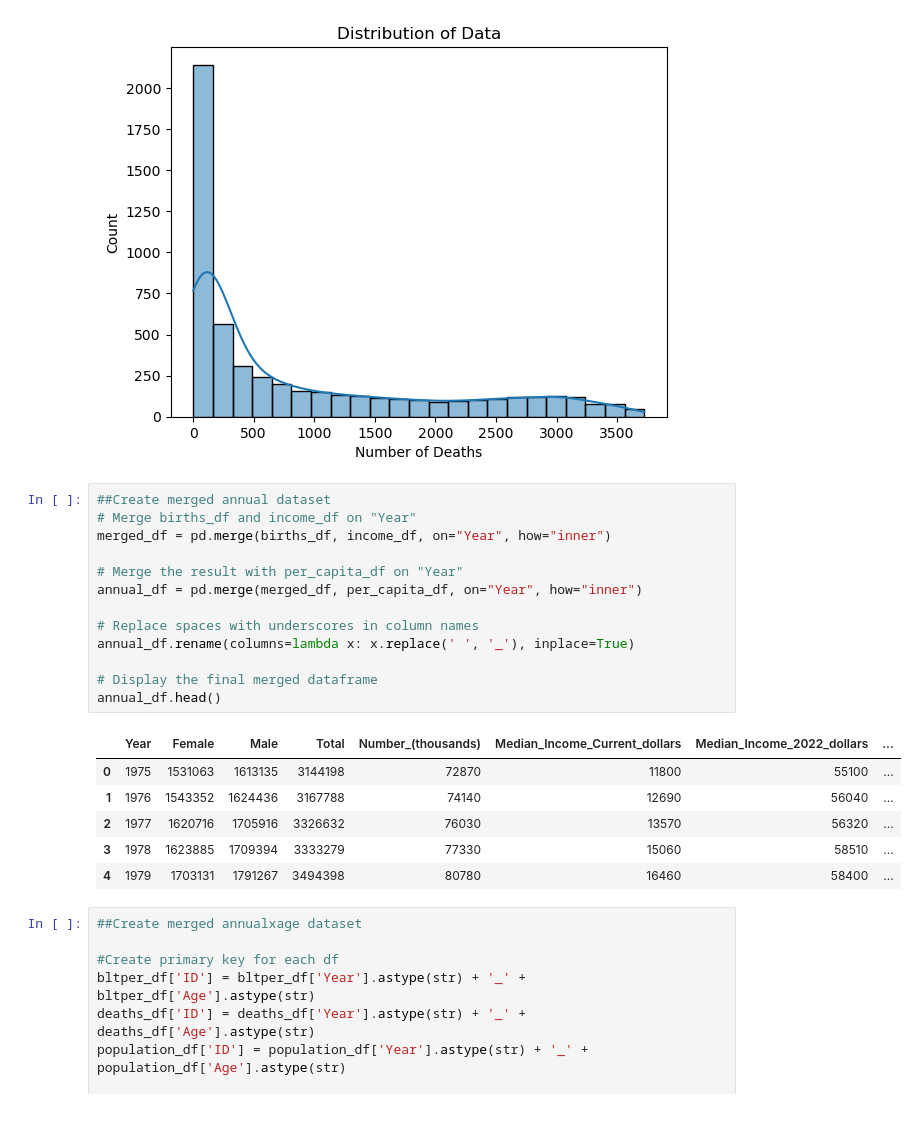
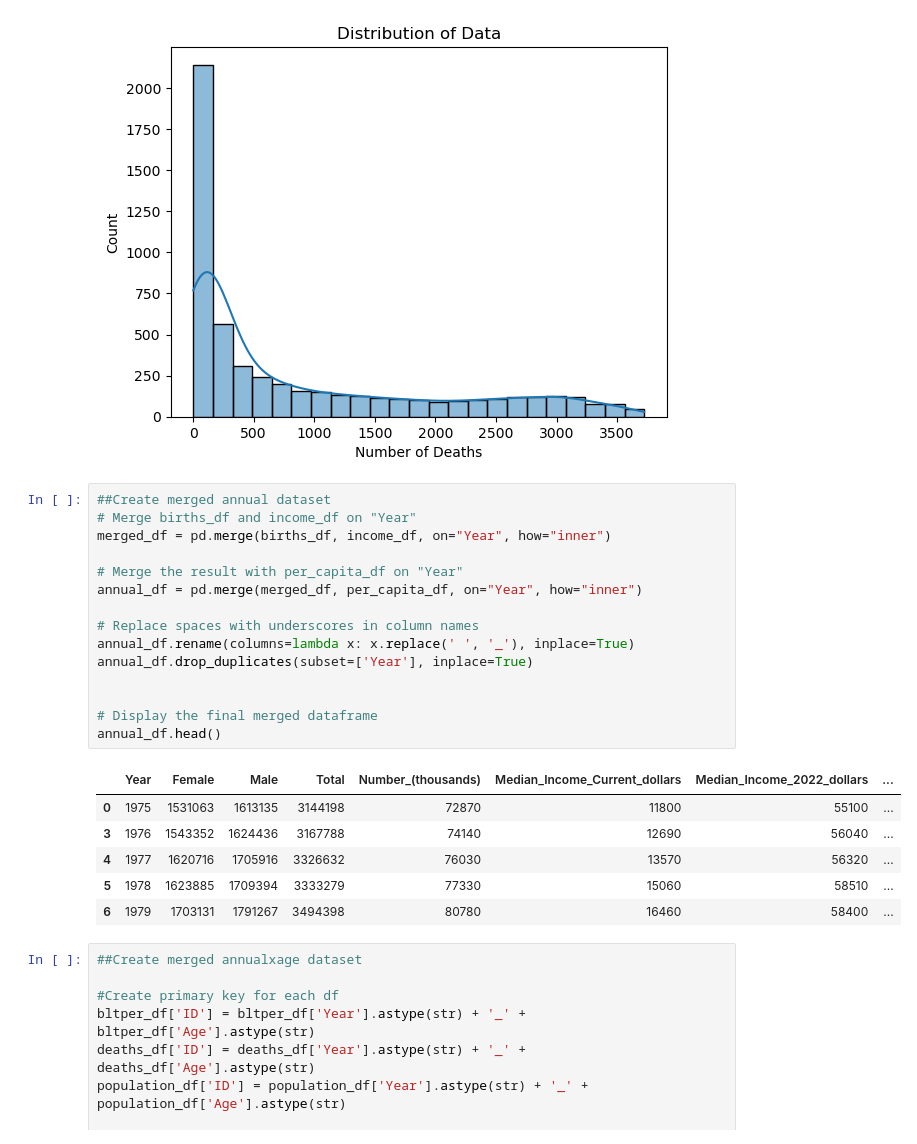
Before and after one commit to ColeGeiger/Project_3, a Jupyter notebook: project-3-data-intake.ipynb, the cells around one changed output. Cells and saved outputs as stored; diff of their text form.

```diff
--- a/project-3-data-intake.ipynb
+++ b/project-3-data-intake.ipynb
@@ -344,23 +344,25 @@ plt.show()
 # %%
 ##Create merged annual dataset
 # Merge births_df and income_df on "Year"
 merged_df = pd.merge(births_df, income_df, on="Year", how="inner")
 
 # Merge the result with per_capita_df on "Year"
 annual_df = pd.merge(merged_df, per_capita_df, on="Year", how="inner")
 
 # Replace spaces with underscores in column names
 annual_df.rename(columns=lambda x: x.replace(' ', '_'), inplace=True)
+annual_df.drop_duplicates(subset=['Year'], inplace=True)
+
 
 # Display the final merged dataframe
 annual_df.head()
 # %% [output]
 |  | Year | Female | Male | Total | Number_(thousands) | Median_Income_Current_dollars | Median_Income_2022_dollars | ... |
 | 0 | 1975 | 1531063 | 1613135 | 3144198 | 72870 | 11800 | 55100 | ... |
-| 1 | 1976 | 1543352 | 1624436 | 3167788 | 74140 | 12690 | 56040 | ... |
-| 2 | 1977 | 1620716 | 1705916 | 3326632 | 76030 | 13570 | 56320 | ... |
-| 3 | 1978 | 1623885 | 1709394 | 3333279 | 77330 | 15060 | 58510 | ... |
-| 4 | 1979 | 1703131 | 1791267 | 3494398 | 80780 | 16460 | 58400 | ... |
+| 3 | 1976 | 1543352 | 1624436 | 3167788 | 74140 | 12690 | 56040 | ... |
+| 4 | 1977 | 1620716 | 1705916 | 3326632 | 76030 | 13570 | 56320 | ... |
+| 5 | 1978 | 1623885 | 1709394 | 3333279 | 77330 | 15060 | 58510 | ... |
+| 6 | 1979 | 1703131 | 1791267 | 3494398 | 80780 | 16460 | 58400 | ... |
 # %%
 ##Create merged annualxage dataset
 
```
Also changed, not shown: parts of 4 cells of this notebook, 6 other files.
